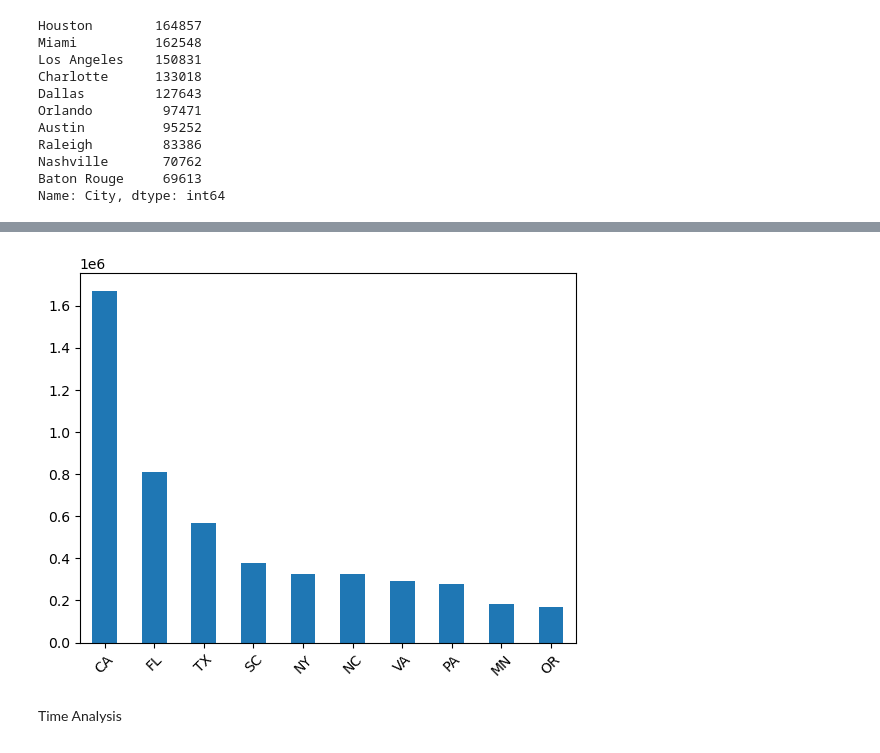
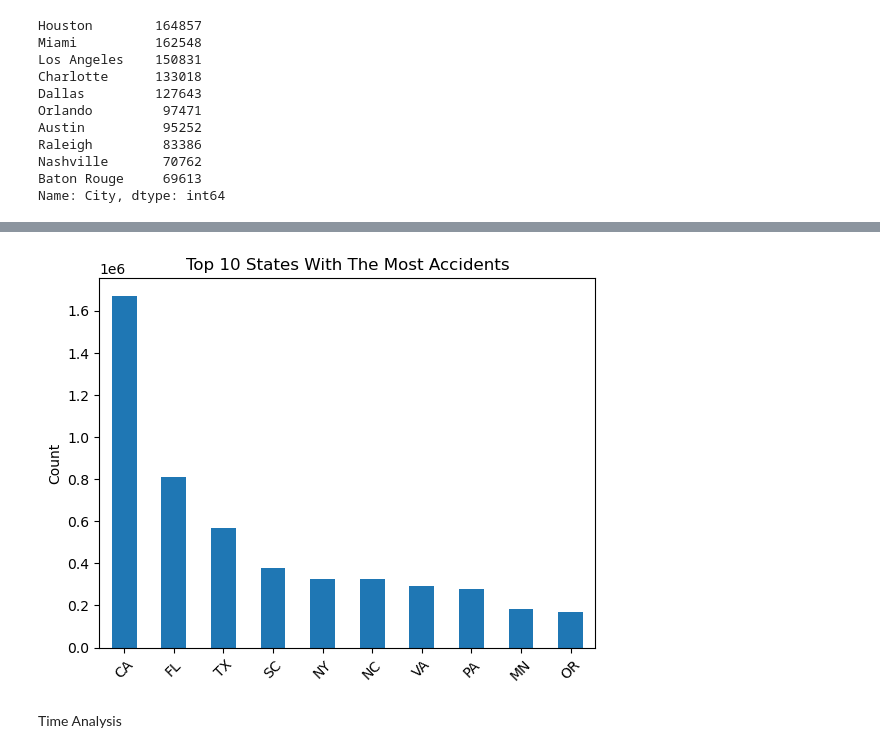
Before and after one commit to Kestrel86/US_AccidentModel, a Jupyter notebook: US_Accidents_EDA.ipynb, the cells around one changed output, grey strips where cells are left out. Cells and saved outputs as stored; diff of their text form; code cells hidden in the pictures.

```diff
--- a/US_Accidents_EDA.ipynb
+++ b/US_Accidents_EDA.ipynb
@@ -280,10 +282,12 @@ top_10_states = states_by_accident.nlargest(10)
 # %%
 # not regarding top 100 cities, California still holds a large difference in accidents compared to other states
 top_10_states.plot(kind='bar')
 plt.xticks(rotation=45)
+plt.title("Top 10 States With The Most Accidents")
+plt.ylabel("Count")
 plt.show()
 # %% [output]
-[figure, old version]
+[figure, new version]
 # %% [markdown]
 Time Analysis
 # %%
```
Also changed, not shown: parts of 8 cells of this notebook.
